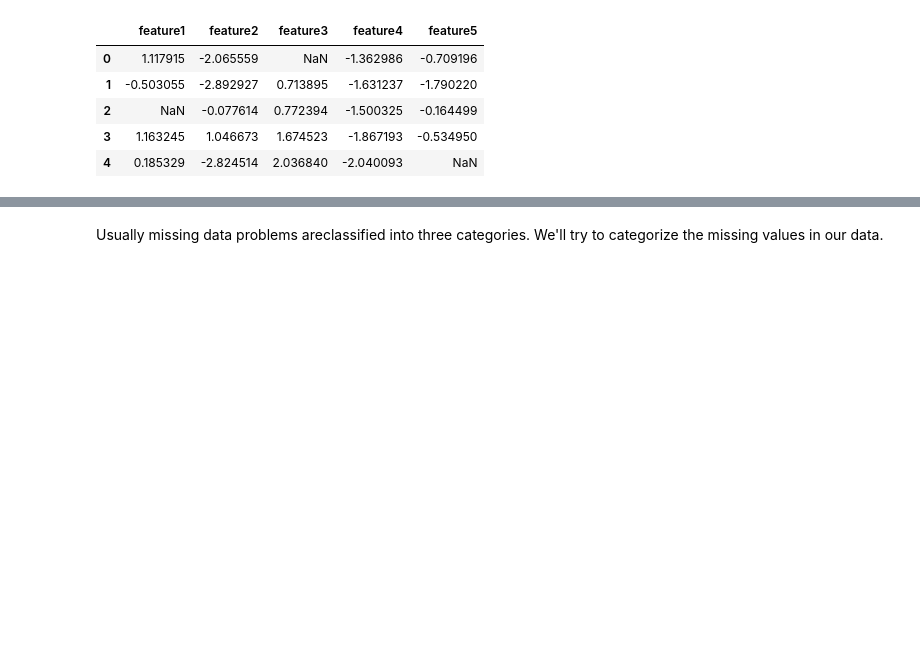
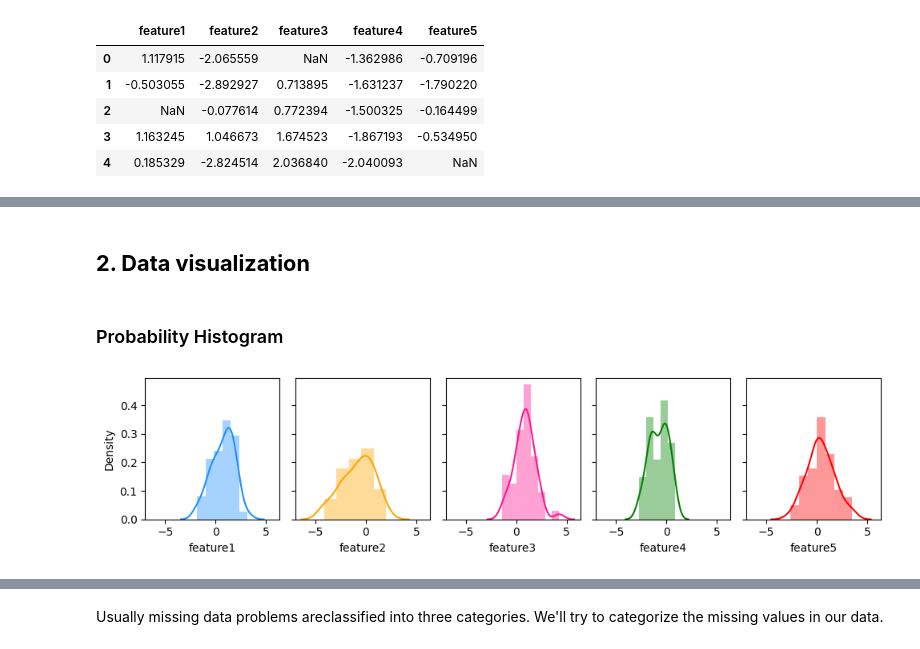
Before and after one commit to HSEDataAnalysis/LAB1_EDA, a Jupyter notebook: main.ipynb, the cells around one changed output, grey strips where cells are left out. Saved outputs shown, nothing was run; the diff lists cells and outputs as text; code cells hidden in the pictures; blank space fills up the shorter version.

```diff
--- a/main.ipynb
+++ b/main.ipynb
@@ -22,0 +76,14 @@ df.head()
+# %% [markdown]
+## **2. Data visualization**
+# %% [markdown]
+### Probability Histogram
+# %%
+fig, axes = plt.subplots(1, 5, figsize=(10,2.5), dpi=100, sharex=True, sharey=True)
+colors = ['dodgerblue', 'orange', 'deeppink', 'green', 'red']
+
+for feature, ax, color in zip(df, axes, colors):
+    sns.distplot(df[feature], ax=ax, color=color)
+
+plt.tight_layout();
+# %% [output]
+[figure, added]
```
Also changed, not shown: parts of 42 cells of this notebook.
